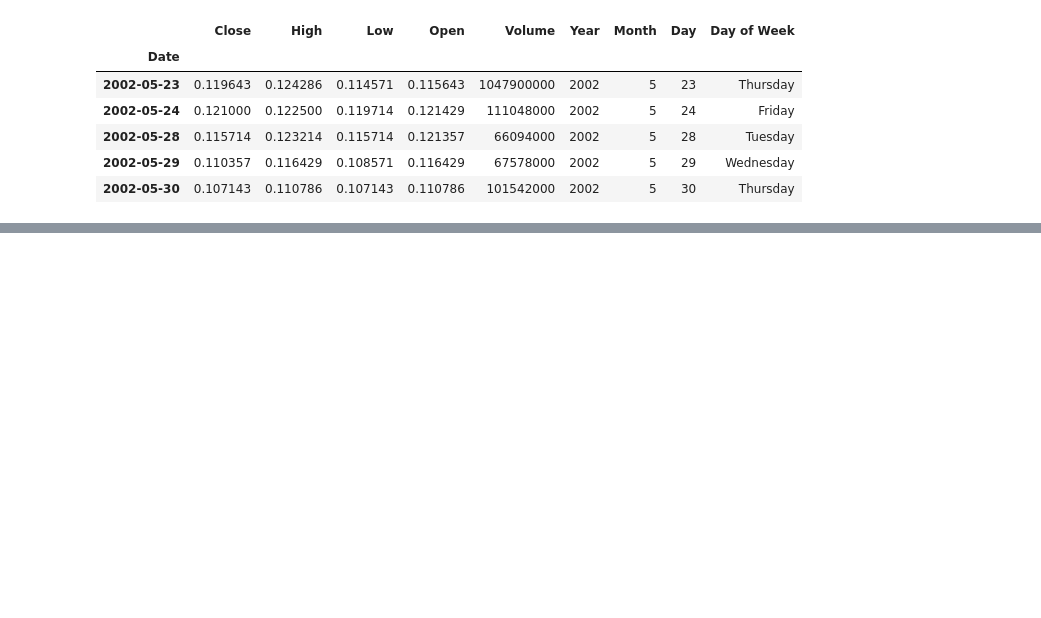
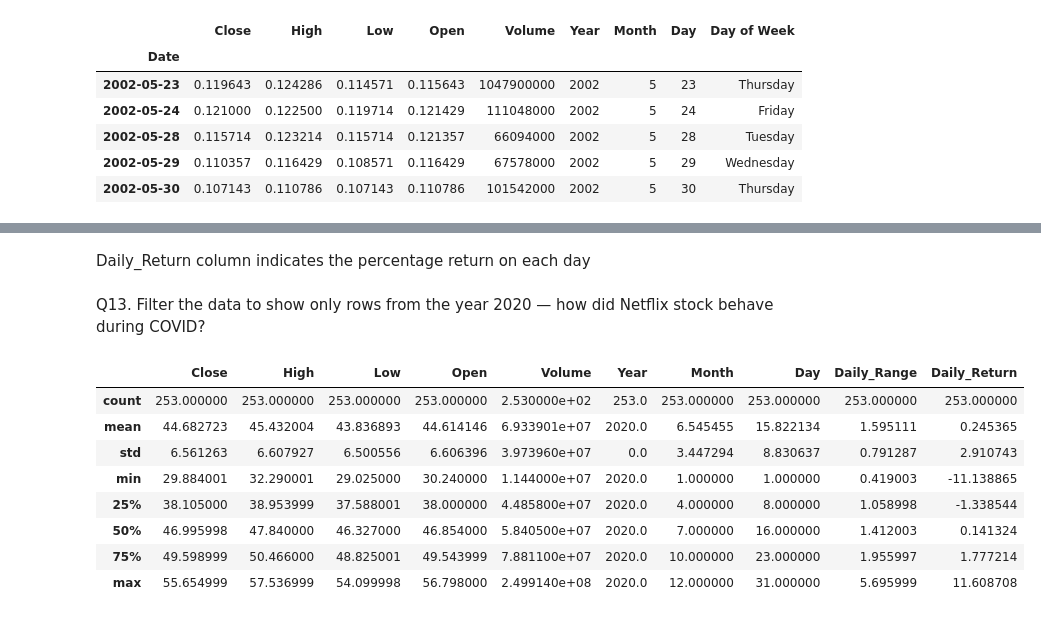
Before and after one commit to bikashsahani/EDA-project, a Jupyter notebook: EDA_project.ipynb, the cells around one changed output, grey strips where cells are left out. Saved outputs shown, nothing was run; the diff lists cells and outputs as text; code cells hidden in the pictures; blank space fills up the shorter version.

```diff
--- a/EDA_project.ipynb
+++ b/EDA_project.ipynb
@@ -204,0 +246,17 @@ data.head()
+# %% [markdown]
+Daily_Return column indicates the percentage return on each day
+# %% [markdown]
+Q13. Filter the data to show only rows from the year 2020 — how did Netflix stock behave during COVID?
+# %%
+data_2020=data[data['Year']== 2020]
+data_2020.describe()
+# %% [output]
+|  | Close | High | Low | Open | Volume | Year | Month | Day | Daily_Range | Daily_Return |
+| count | 253.000000 | 253.000000 | 253.000000 | 253.000000 | 2.530000e+02 | 253.0 | 253.000000 | 253.000000 | 253.000000 | 253.000000 |
+| mean | 44.682723 | 45.432004 | 43.836893 | 44.614146 | 6.933901e+07 | 2020.0 | 6.545455 | 15.822134 | 1.595111 | 0.245365 |
+| std | 6.561263 | 6.607927 | 6.500556 | 6.606396 | 3.973960e+07 | 0.0 | 3.447294 | 8.830637 | 0.791287 | 2.910743 |
+| min | 29.884001 | 32.290001 | 29.025000 | 30.240000 | 1.144000e+07 | 2020.0 | 1.000000 | 1.000000 | 0.419003 | -11.138865 |
+| 25% | 38.105000 | 38.953999 | 37.588001 | 38.000000 | 4.485800e+07 | 2020.0 | 4.000000 | 8.000000 | 1.058998 | -1.338544 |
+| 50% | 46.995998 | 47.840000 | 46.327000 | 46.854000 | 5.840500e+07 | 2020.0 | 7.000000 | 16.000000 | 1.412003 | 0.141324 |
+| 75% | 49.598999 | 50.466000 | 48.825001 | 49.543999 | 7.881100e+07 | 2020.0 | 10.000000 | 23.000000 | 1.955997 | 1.777214 |
+| max | 55.654999 | 57.536999 | 54.099998 | 56.798000 | 2.499140e+08 | 2020.0 | 12.000000 | 31.000000 | 5.695999 | 11.608708 |
```
Also changed, not shown: parts of 18 cells of this notebook.
